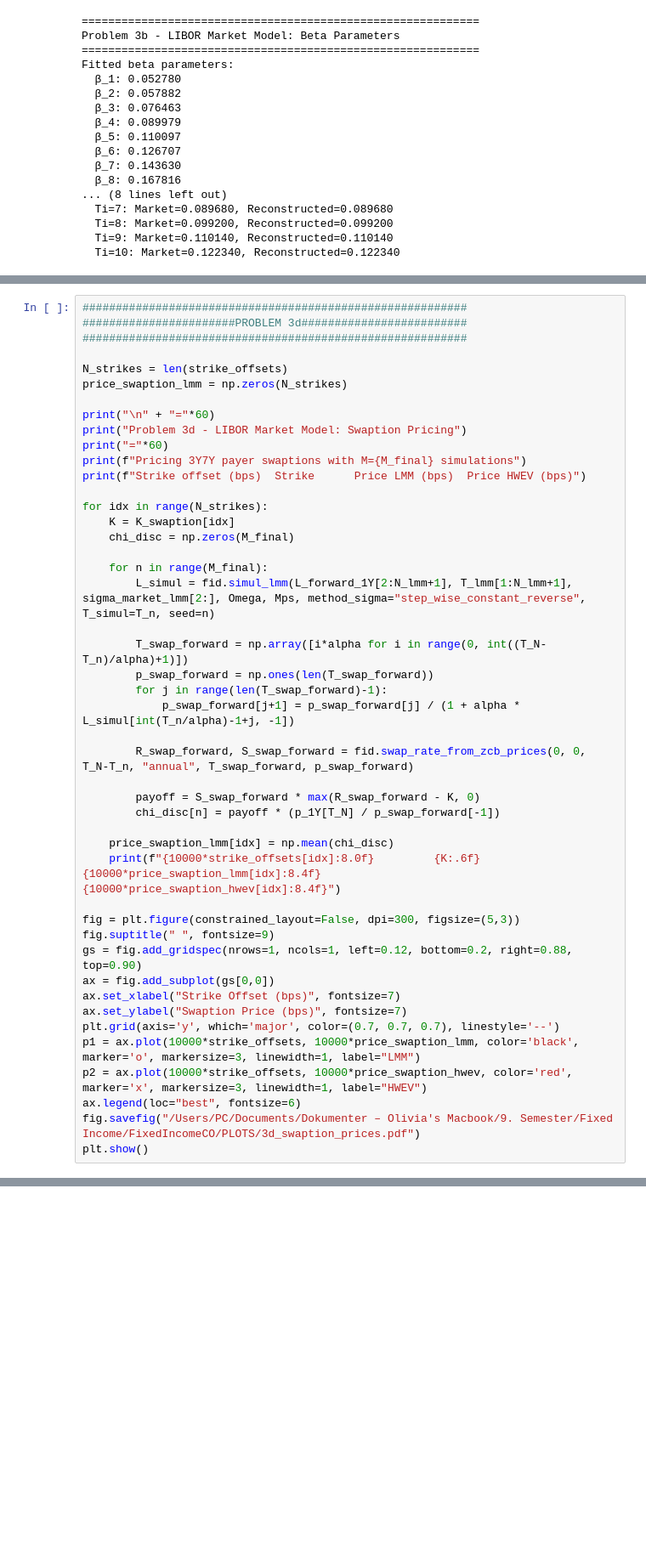
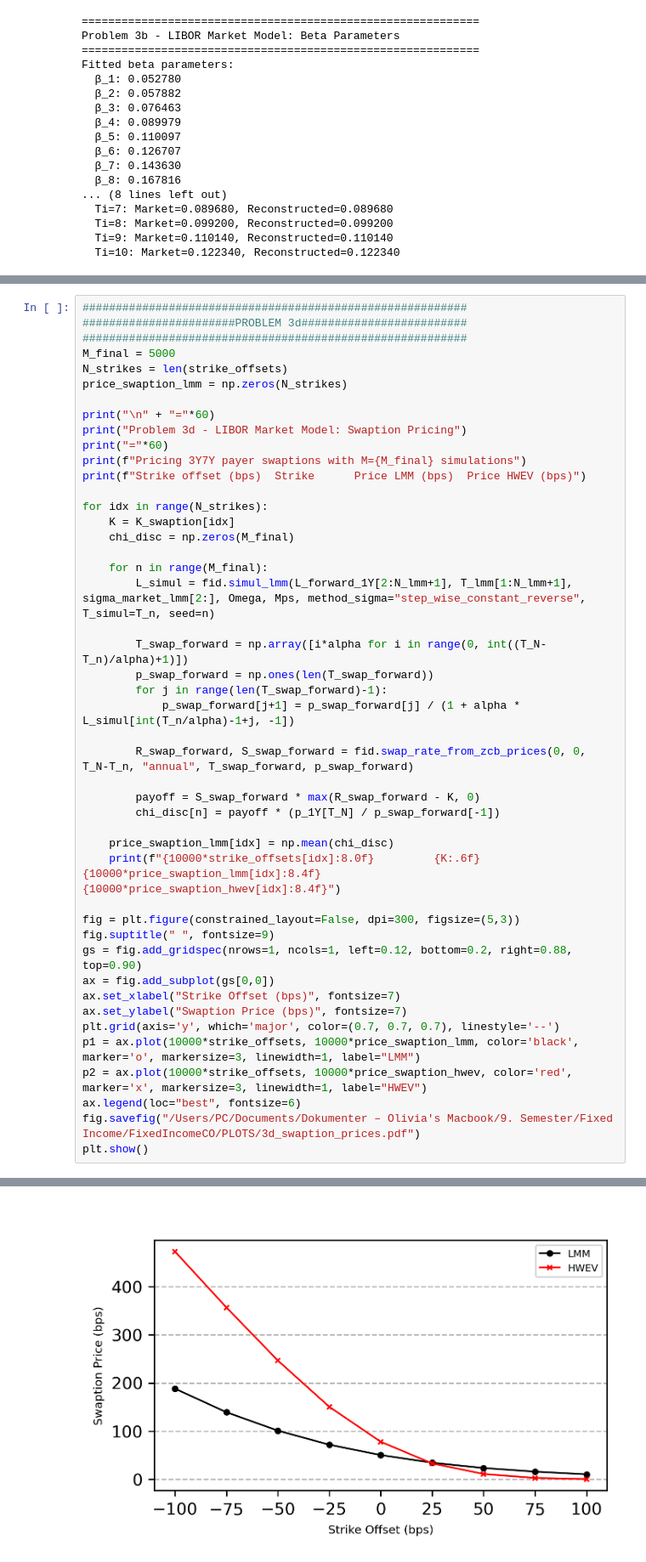
Before and after one commit to oliviarytter/FixedIncomeCO, a Jupyter notebook: Fixed_Income_Exam/04_Exams/EXAM2026.ipynb, the cells around one changed output, grey strips where cells are left out. Shown at 85% size. Drawn from its saved outputs; the diff is of its cells as text; blank space fills up the shorter version.

```diff
--- a/Fixed_Income_Exam/04_Exams/EXAM2026.ipynb
+++ b/Fixed_Income_Exam/04_Exams/EXAM2026.ipynb
@@ -872,7 +871,7 @@ if 'detailed' in convergence_track:
 ##########################################################
 #######################PROBLEM 3d#########################
 ##########################################################
-
+M_final = 5000
 N_strikes = len(strike_offsets)
 price_swaption_lmm = np.zeros(N_strikes)
 
@@ -924,3 +931,4 @@ KeyboardInterrupt:
+[figure, added]
 # %%
 ##########################################################
 #######################PROBLEM 3e#########################
```
Also changed, not shown: parts of 3 cells of this notebook, 2 other files.
